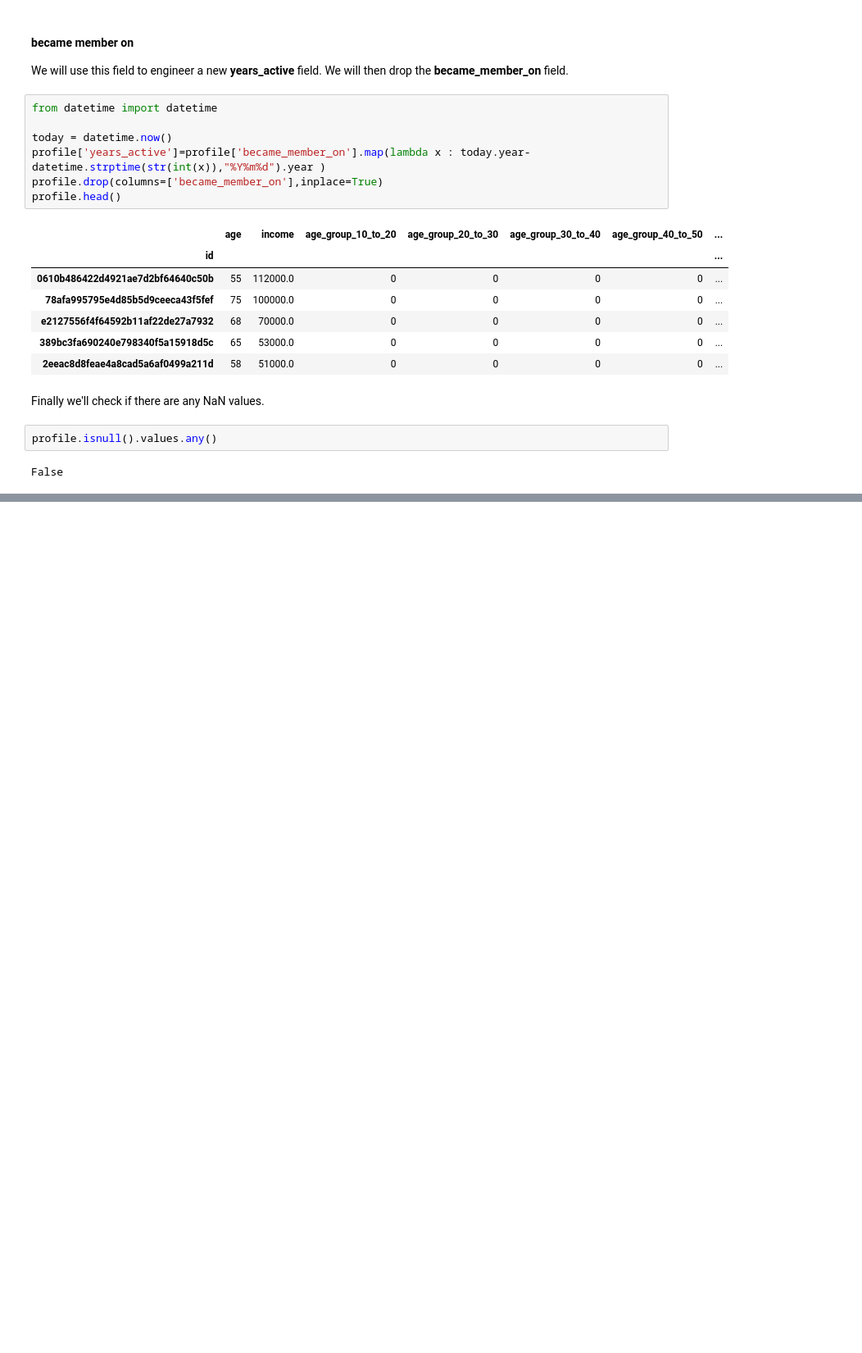
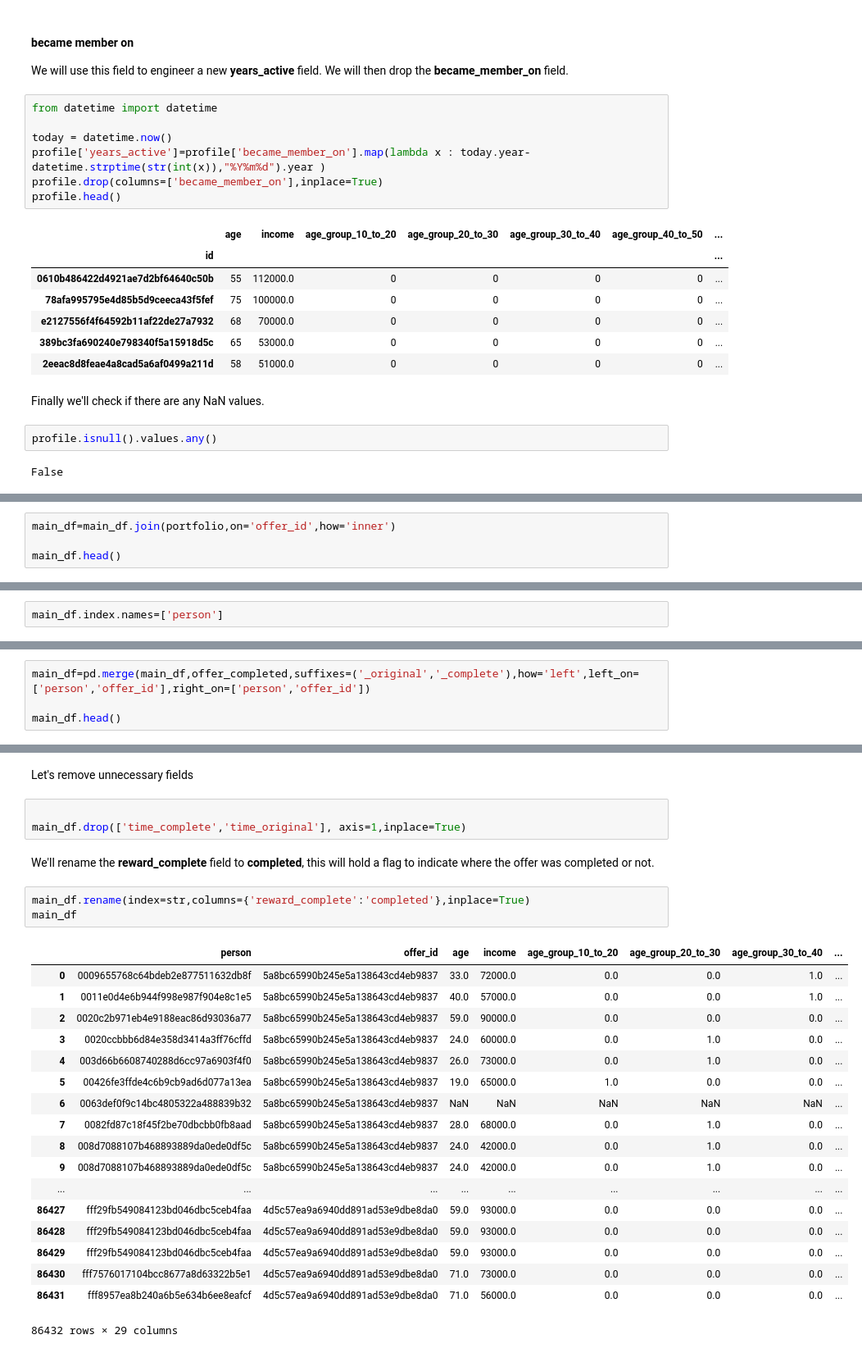
Before and after one commit to mxolisi/starbucks_coffee, a Jupyter notebook: Starbucks_Capstone_notebook.ipynb, the cells around one changed output, grey strips where cells are left out. Shown at 82% size. Cells and saved outputs as stored; diff of their text form; blank space fills up the shorter version.

```diff
--- a/Starbucks_Capstone_notebook.ipynb
+++ b/Starbucks_Capstone_notebook.ipynb
@@ -749,0 +770,4 @@ profile_no_info.join(transaction, how='inner').groupby('id')['amount'].sum().des
+# %%
+main_df=main_df.join(portfolio,on='offer_id',how='inner')
+
+main_df.head()
@@ -749,0 +782,2 @@ profile_no_info.join(transaction, how='inner').groupby('id')['amount'].sum().des
+# %%
+main_df.index.names=['person']
@@ -749,0 +786,4 @@ profile_no_info.join(transaction, how='inner').groupby('id')['amount'].sum().des
+# %%
+main_df=pd.merge(main_df,offer_completed,suffixes=('_original','_complete'),how='left',left_on=['person','offer_id'],right_on=['person','offer_id'])
+
+main_df.head()
@@ -749,0 +798,29 @@ profile_no_info.join(transaction, how='inner').groupby('id')['amount'].sum().des
+# %% [markdown]
+Let's remove unnecessary fields
+# %%
+
+main_df.drop(['time_complete','time_original'], axis=1,inplace=True)
+# %% [markdown]
+We'll rename the **reward_complete** field to **completed**, this will hold a flag to indicate where the offer was completed or not.
+# %%
+main_df.rename(index=str,columns={'reward_complete':'completed'},inplace=True)
+main_df
+# %% [output]
+|  | person | offer_id | age | income | age_group_10_to_20 | age_group_20_to_30 | age_group_30_to_40 | ... |
+| 0 | 0009655768c64bdeb2e877511632db8f | 5a8bc65990b245e5a138643cd4eb9837 | 33.0 | 72000.0 | 0.0 | 0.0 | 1.0 | ... |
+| 1 | 0011e0d4e6b944f998e987f904e8c1e5 | 5a8bc65990b245e5a138643cd4eb9837 | 40.0 | 57000.0 | 0.0 | 0.0 | 1.0 | ... |
+| 2 | 0020c2b971eb4e9188eac86d93036a77 | 5a8bc65990b245e5a138643cd4eb9837 | 59.0 | 90000.0 | 0.0 | 0.0 | 0.0 | ... |
+| 3 | 0020ccbbb6d84e358d3414a3ff76cffd | 5a8bc65990b245e5a138643cd4eb9837 | 24.0 | 60000.0 | 0.0 | 1.0 | 0.0 | ... |
+| 4 | 003d66b6608740288d6cc97a6903f4f0 | 5a8bc65990b245e5a138643cd4eb9837 | 26.0 | 73000.0 | 0.0 | 1.0 | 0.0 | ... |
+| 5 | 00426fe3ffde4c6b9cb9ad6d077a13ea | 5a8bc65990b245e5a138643cd4eb9837 | 19.0 | 65000.0 | 1.0 | 0.0 | 0.0 | ... |
+| 6 | 0063def0f9c14bc4805322a488839b32 | 5a8bc65990b245e5a138643cd4eb9837 | NaN | NaN | NaN | NaN | NaN | ... |
+| 7 | 0082fd87c18f45f2be70dbcbb0fb8aad | 5a8bc65990b245e5a138643cd4eb9837 | 28.0 | 68000.0 | 0.0 | 1.0 | 0.0 | ... |
+| 8 | 008d7088107b468893889da0ede0df5c | 5a8bc65990b245e5a138643cd4eb9837 | 24.0 | 42000.0 | 0.0 | 1.0 | 0.0 | ... |
+| 9 | 008d7088107b468893889da0ede0df5c | 5a8bc65990b245e5a138643cd4eb9837 | 24.0 | 42000.0 | 0.0 | 1.0 | 0.0 | ... |
+| ... | ... | ... | ... | ... | ... | ... | ... | ... |
+| 86427 | fff29fb549084123bd046dbc5ceb4faa | 4d5c57ea9a6940dd891ad53e9dbe8da0 | 59.0 | 93000.0 | 0.0 | 0.0 | 0.0 | ... |
+| 86428 | fff29fb549084123bd046dbc5ceb4faa | 4d5c57ea9a6940dd891ad53e9dbe8da0 | 59.0 | 93000.0 | 0.0 | 0.0 | 0.0 | ... |
+| 86429 | fff29fb549084123bd046dbc5ceb4faa | 4d5c57ea9a6940dd891ad53e9dbe8da0 | 59.0 | 93000.0 | 0.0 | 0.0 | 0.0 | ... |
+| 86430 | fff7576017104bcc8677a8d63322b5e1 | 4d5c57ea9a6940dd891ad53e9dbe8da0 | 71.0 | 73000.0 | 0.0 | 0.0 | 0.0 | ... |
+| 86431 | fff8957ea8b240a6b5e634b6ee8eafcf | 4d5c57ea9a6940dd891ad53e9dbe8da0 | 71.0 | 56000.0 | 0.0 | 0.0 | 0.0 | ... |
+86432 rows × 29 columns
```
Also changed, not shown: parts of 31 cells of this notebook.
